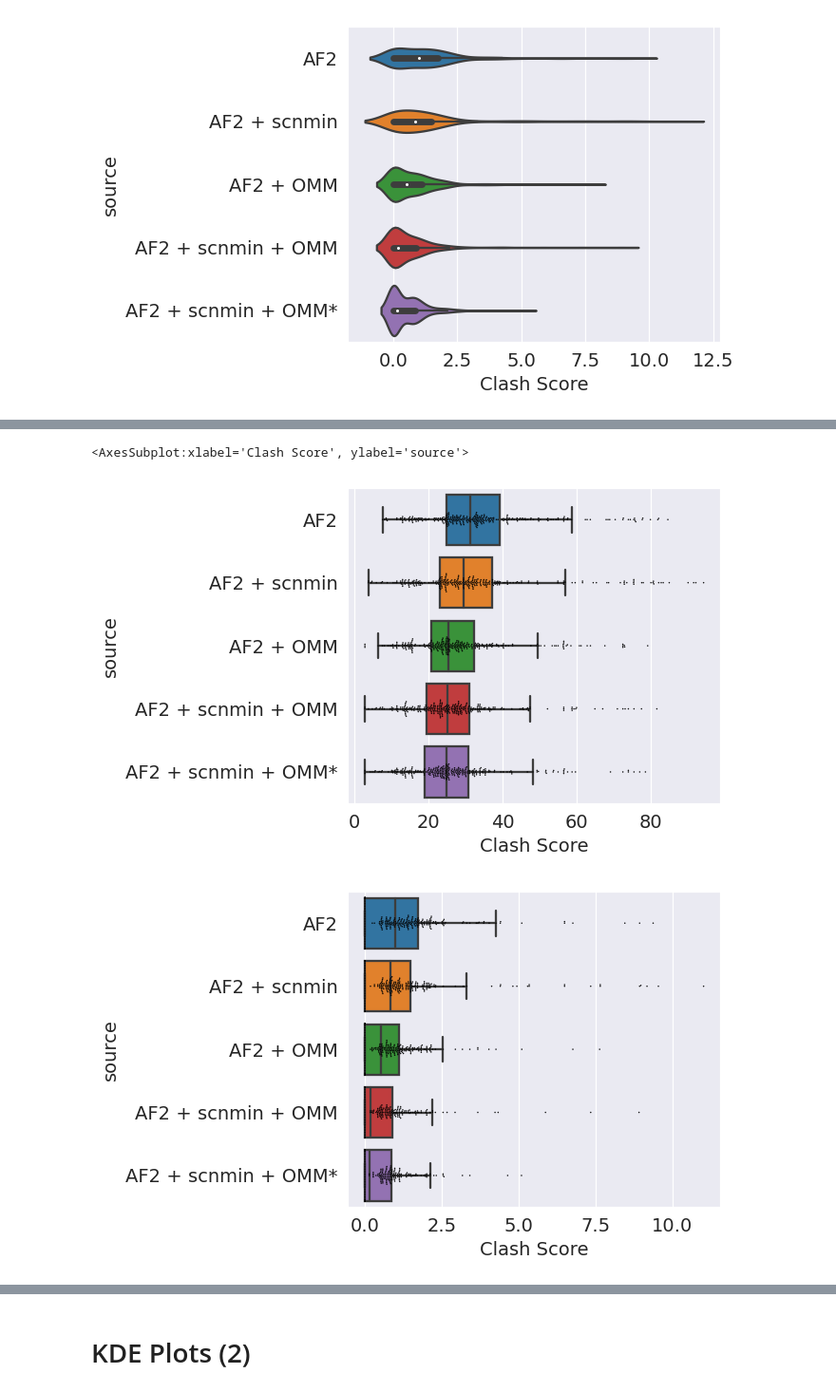
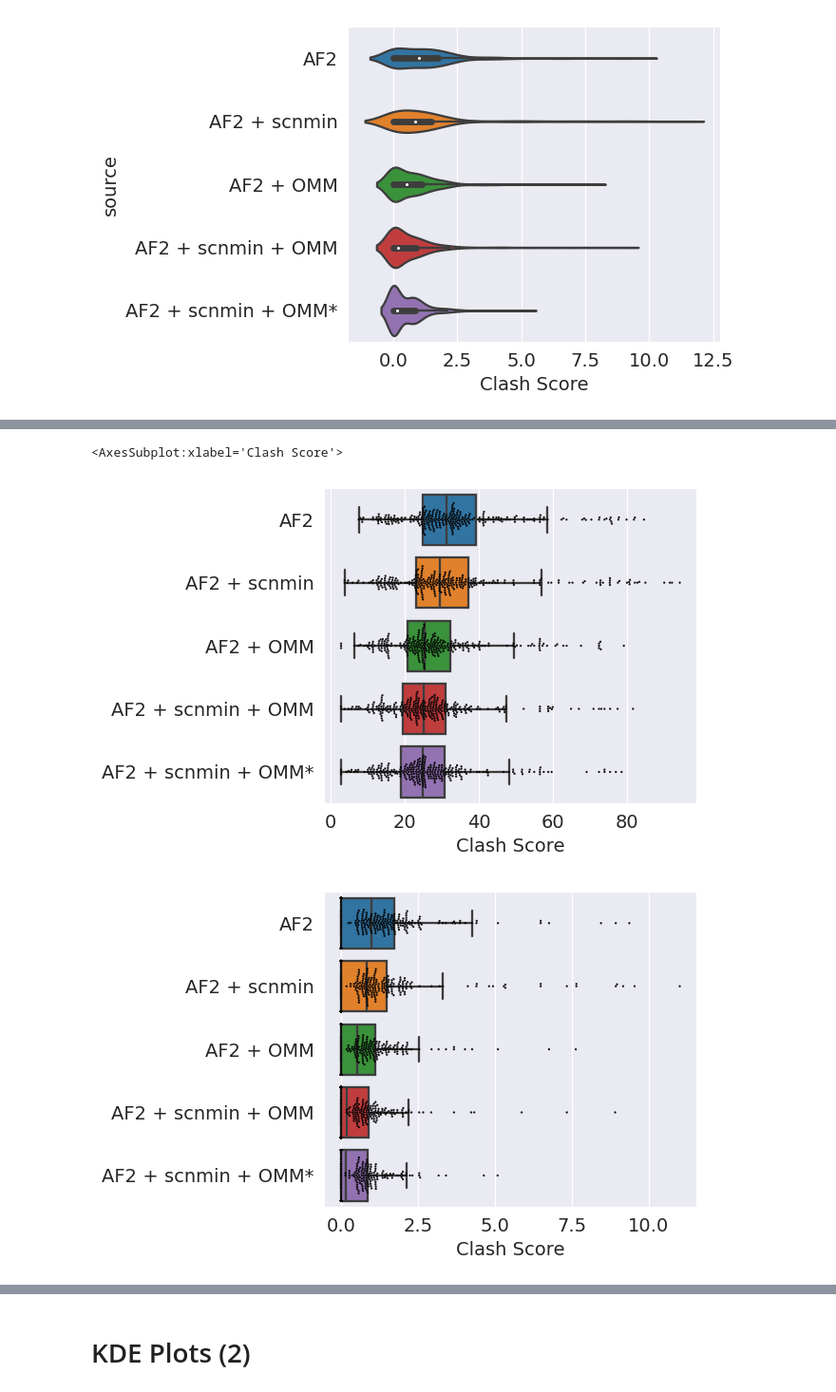
Before and after one commit to jonathanking/openfold, a Jupyter notebook: jk_research/evaluations/230731/230731_relax_plots.ipynb, the cells around one changed output, grey strips where cells are left out. Shown at 95% size. Drawn from its saved outputs; the diff is of its cells as text; code cells hidden in the pictures.

```diff
--- a/jk_research/evaluations/230731/230731_relax_plots.ipynb
+++ b/jk_research/evaluations/230731/230731_relax_plots.ipynb
@@ -487,10 +487,15 @@ def make_nbarplot(dfs, df_names, metric, dataset_split, hue=None, hue_is_y=False
         metric_title = "MolProbity Score"
     elif metric == "pct_rank":
         metric_title = "Clash Score Percentile"
+    elif metric in ["openmm", "openmm_unscaled"]:
+        metric_title = "OpenMM-Loss"
     else:
         metric_title = metric
 
     plt.xlabel(metric_title);
+
+    # Remove y label
+    ax.set_ylabel('')
 
     # Set the title of the plot to be the metric and the dataset split
     if add_split:
@@ -1230,8 +1338,8 @@ make_nbarplot(dfs_relaxed, df_names_relaxed, "clashscore", "test", dotsize=2.4,
 # %%
-make_nbarplot(dfs_unrelaxed, df_names_unrelaxed, "clashscore", "test", dotsize=1, fliers=False, title_suffix="", save_prefix="clash_UR", swarm=True)
-make_nbarplot(dfs_relaxed, df_names_relaxed, "clashscore", "test", dotsize=1, fliers=False, title_suffix="", save_prefix="clash_R", swarm=True)
+make_nbarplot(dfs_unrelaxed, df_names_unrelaxed, "clashscore", "test", dotsize=1.5, fliers=False, title_suffix="", save_prefix="clash_UR", swarm=True)
+make_nbarplot(dfs_relaxed, df_names_relaxed, "clashscore", "test", dotsize=1.5, fliers=False, title_suffix="", save_prefix="clash_R", swarm=True)
 # %% [output]
-<AxesSubplot:xlabel='Clash Score', ylabel='source'>
+<AxesSubplot:xlabel='Clash Score'>
-[figure, old version]
+[figure, new version]
-[figure, old version]
+[figure, new version]
 # %%
```
Also changed, not shown: parts of 14 cells of this notebook, 13 other files.
